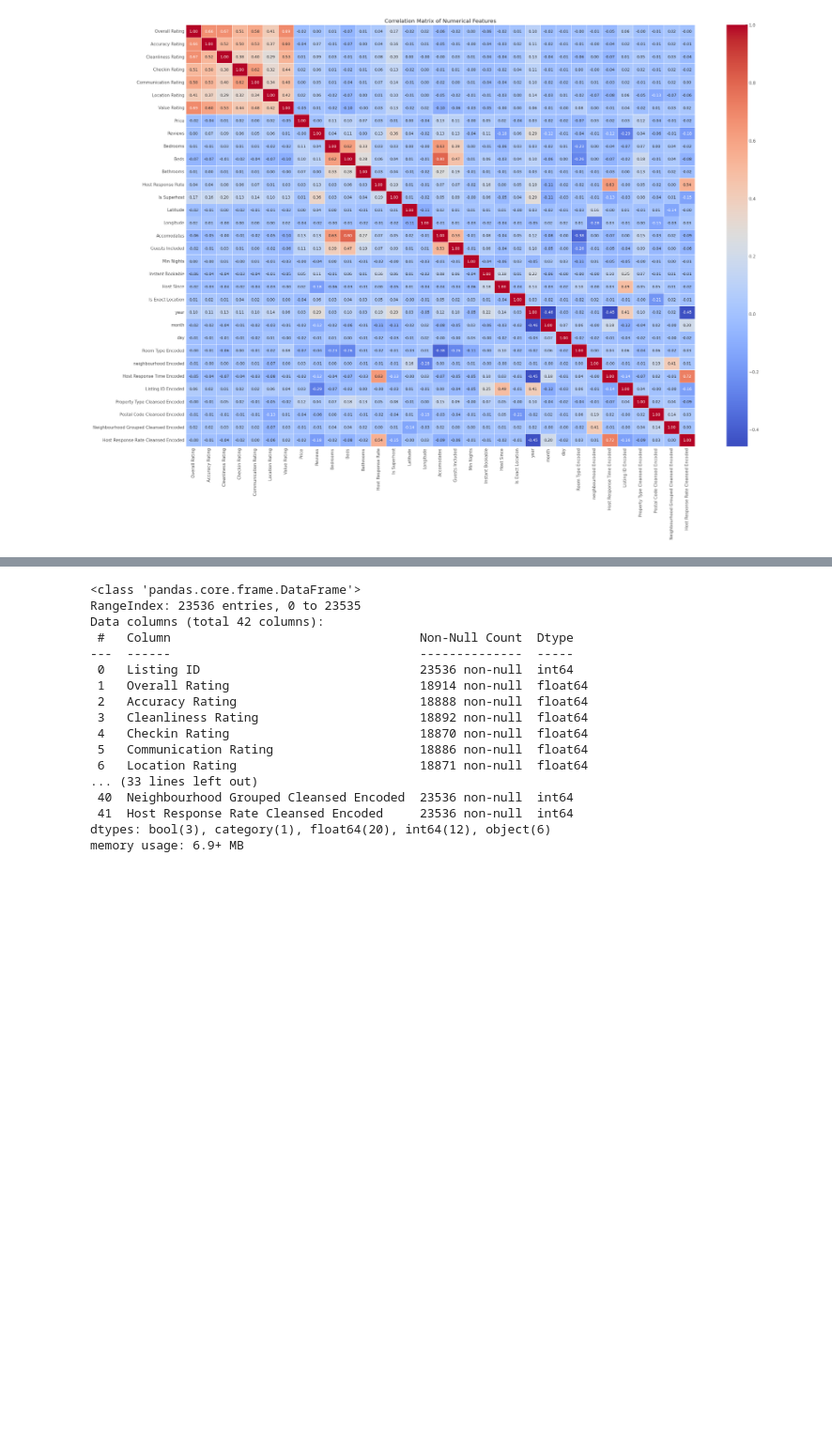
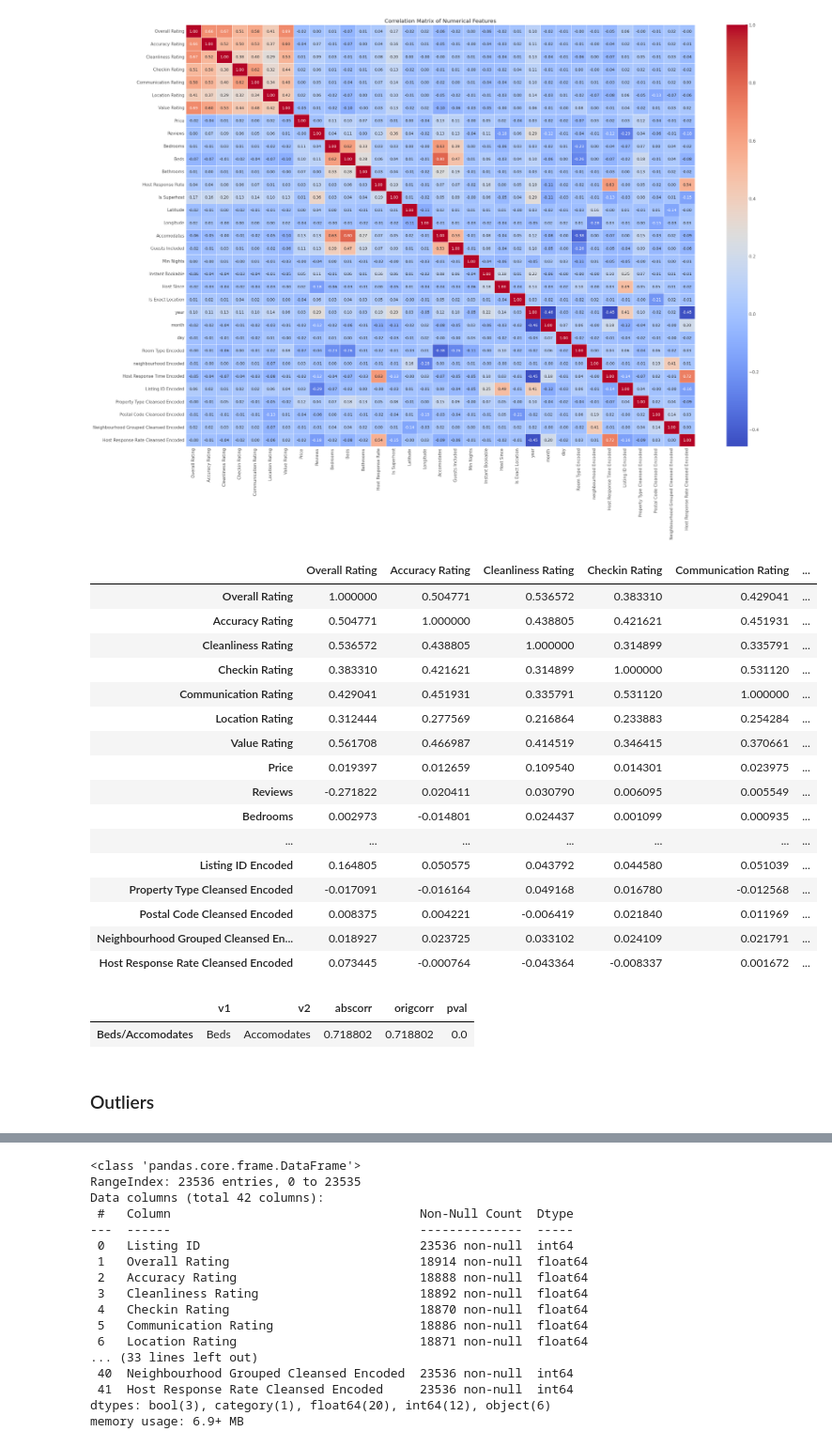
Before and after one commit to rafatb/Berlin_Airbnb_Price_Prediction, a Jupyter notebook: Berlin_Airbnb_Price_Prediction_EDA.ipynb, the cells around one changed output, grey strips where cells are left out. Shown at 94% size. Saved outputs shown, nothing was run; the diff lists cells and outputs as text; code cells hidden in the pictures; blank space fills up the shorter version.

```diff
--- a/Berlin_Airbnb_Price_Prediction_EDA.ipynb
+++ b/Berlin_Airbnb_Price_Prediction_EDA.ipynb
@@ -471,3 +469,42 @@ plt.title("Correlation Matrix of Numerical Features")
 plt.show()
 # %% [output]
 [figure]
+# %%
+corr = df.corr(method = 'spearman')
+corr.style.background_gradient(cmap='coolwarm')
+# %% [output]
+|  | Overall Rating | Accuracy Rating | Cleanliness Rating | Checkin Rating | Communication Rating | ... |
+| Overall Rating | 1.000000 | 0.504771 | 0.536572 | 0.383310 | 0.429041 | ... |
+| Accuracy Rating | 0.504771 | 1.000000 | 0.438805 | 0.421621 | 0.451931 | ... |
+| Cleanliness Rating | 0.536572 | 0.438805 | 1.000000 | 0.314899 | 0.335791 | ... |
+| Checkin Rating | 0.383310 | 0.421621 | 0.314899 | 1.000000 | 0.531120 | ... |
+| Communication Rating | 0.429041 | 0.451931 | 0.335791 | 0.531120 | 1.000000 | ... |
+| Location Rating | 0.312444 | 0.277569 | 0.216864 | 0.233883 | 0.254284 | ... |
+| Value Rating | 0.561708 | 0.466987 | 0.414519 | 0.346415 | 0.370661 | ... |
+| Price | 0.019397 | 0.012659 | 0.109540 | 0.014301 | 0.023975 | ... |
+| Reviews | -0.271822 | 0.020411 | 0.030790 | 0.006095 | 0.005549 | ... |
+| Bedrooms | 0.002973 | -0.014801 | 0.024437 | 0.001099 | 0.000935 | ... |
+| ... | ... | ... | ... | ... | ... | ... |
+| Listing ID Encoded | 0.164805 | 0.050575 | 0.043792 | 0.044580 | 0.051039 | ... |
+| Property Type Cleansed Encoded | -0.017091 | -0.016164 | 0.049168 | 0.016780 | -0.012568 | ... |
+| Postal Code Cleansed Encoded | 0.008375 | 0.004221 | -0.006419 | 0.021840 | 0.011969 | ... |
+| Neighbourhood Grouped Cleansed En... | 0.018927 | 0.023725 | 0.033102 | 0.024109 | 0.021791 | ... |
+| Host Response Rate Cleansed Encoded | 0.073445 | -0.000764 | -0.043364 | -0.008337 | 0.001672 | ... |
+# %%
+from scipy import stats
+df_corr= pd.DataFrame(columns=('v1','v2','abscorr','origcorr','pval'))
+
+for i in df_num:
+        for j in df_num:
+                if i > j:
+                        a=stats.spearmanr(df[i], df[j],nan_policy='omit')
+                        b="{}/{}".format(i,j)
+                        df_corr.loc[b] =[i,j,abs(a[0]),a[0],a[1]]
+
+df_corr_filtered= df_corr.loc[(df_corr['abscorr']>0.7 ) & (df_corr['pval']<0.05)]
+df_corr_filtered.sort_values(by=['abscorr'],ascending=False)
+# %% [output]
+|  | v1 | v2 | abscorr | origcorr | pval |
+| Beds/Accomodates | Beds | Accomodates | 0.718802 | 0.718802 | 0.0 |
+# %% [markdown]
+### Outliers
```
Also changed, not shown: parts of 16 cells of this notebook.
